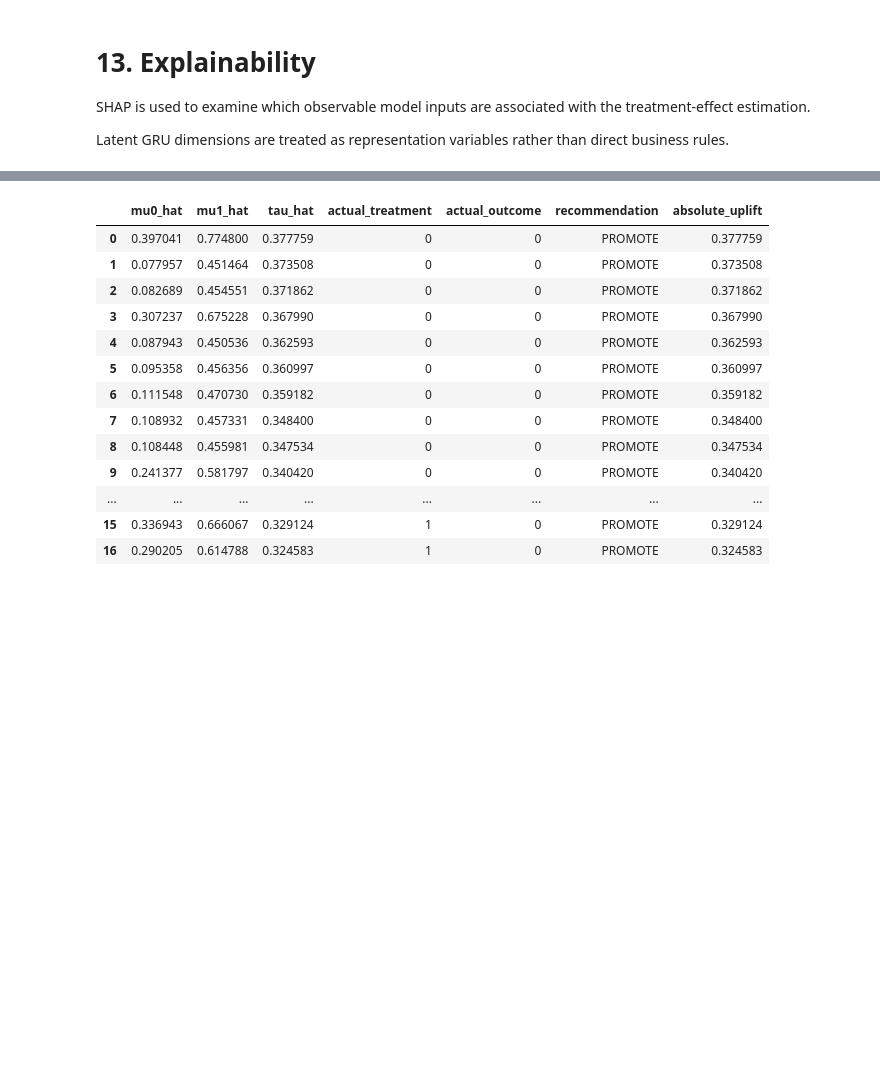
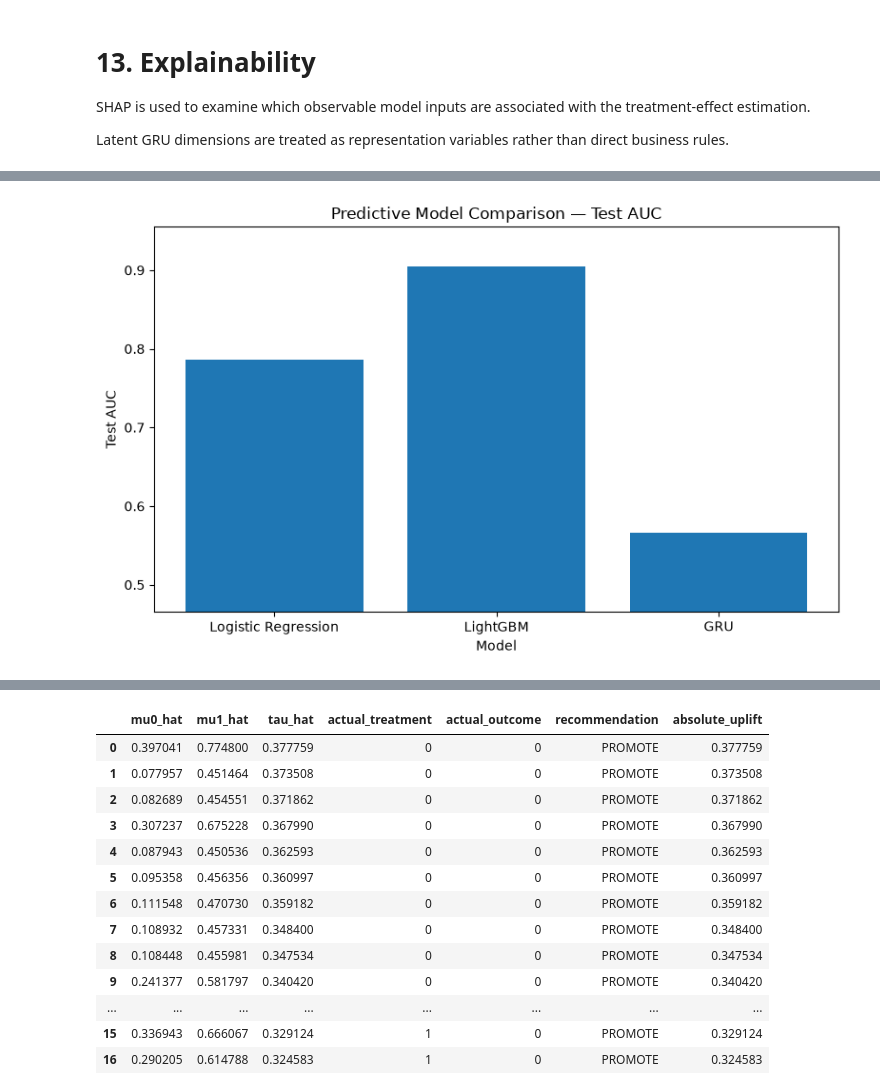
Before and after one commit to BaoVy2810/ecommerce-causal-analysis, a Jupyter notebook: notebooks/Uplift_Promotion_Pipeline.ipynb, the cells around one changed output, grey strips where cells are left out. Saved outputs shown, nothing was run; the diff lists cells and outputs as text; code cells hidden in the pictures; blank space fills up the shorter version.

```diff
--- a/notebooks/Uplift_Promotion_Pipeline.ipynb
+++ b/notebooks/Uplift_Promotion_Pipeline.ipynb
@@ -2707,0 +3159,31 @@ display(
+# %%
+# ============================================================
+# 14.6 TEST AUC COMPARISON
+# ============================================================
+
+plt.figure(figsize=(8, 5))
+
+plt.bar(
+    model_comparison["model"],
+    model_comparison["test_auc"]
+)
+
+plt.ylabel("Test AUC")
+plt.xlabel("Model")
+plt.title("Predictive Model Comparison — Test AUC")
+
+plt.ylim(
+    max(
+        0,
+        model_comparison["test_auc"].min() - 0.1
+    ),
+    min(
+        1,
+        model_comparison["test_auc"].max() + 0.05
+    )
+)
+
+plt.tight_layout()
+plt.show()
+# %% [output]
+[figure, added]
```
Also changed, not shown: parts of 16 cells of this notebook, 2 other files.
